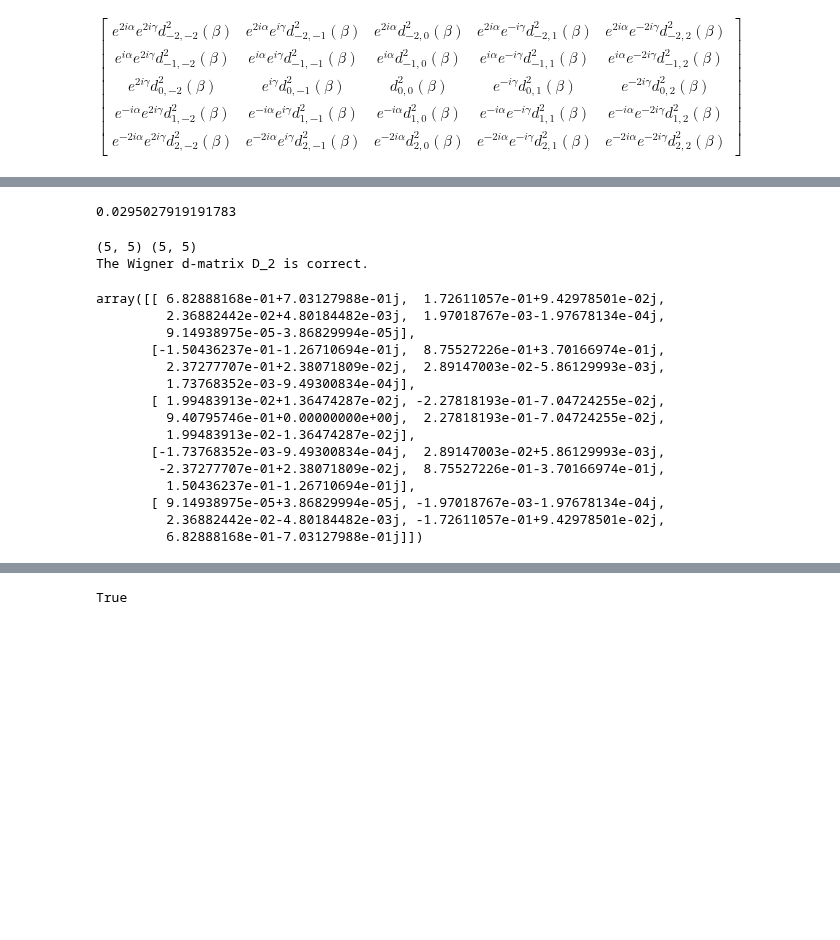
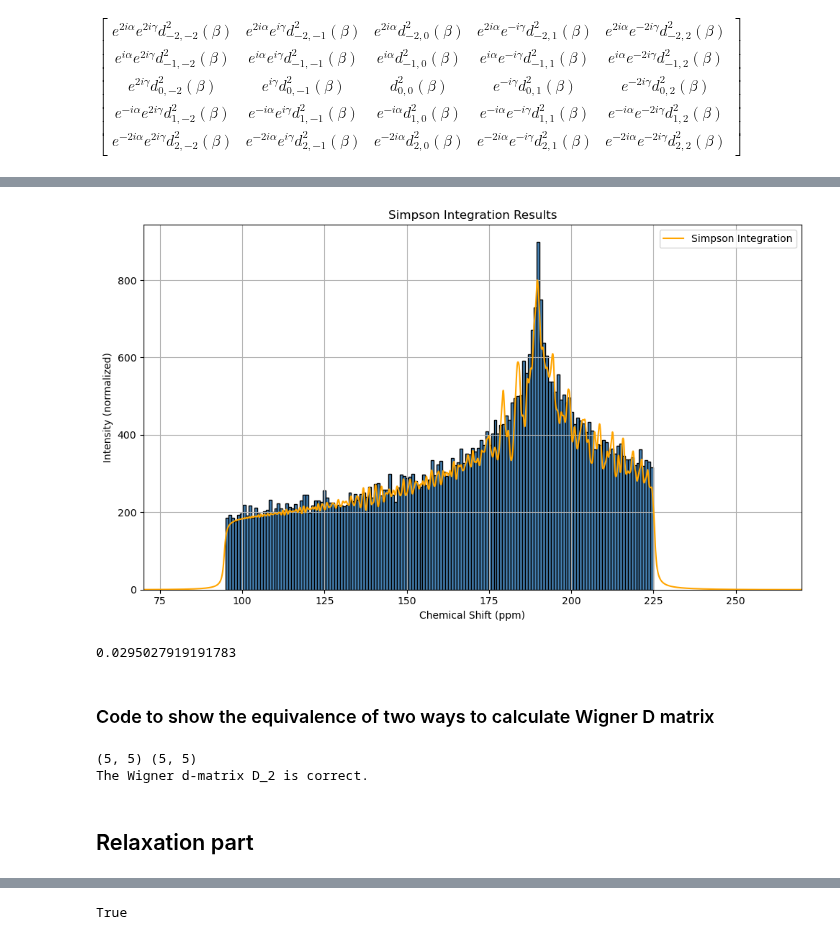
Before and after one commit to Xyunyao/KChannel_torsion_angle, a Jupyter notebook: analysis_notebooks/spherical_tensor_analysis.ipynb, the cells around one changed output, grey strips where cells are left out. Cells and saved outputs as stored; diff of their text form; code cells hidden in the pictures; blank space fills up the shorter version.

```diff
--- a/analysis_notebooks/spherical_tensor_analysis.ipynb
+++ b/analysis_notebooks/spherical_tensor_analysis.ipynb
@@ -164 +271,35 @@ $\displaystyle \left[\begin{matrix}e^{2 i \alpha} e^{2 i \gamma} d^{2}_{-2,-2}\l
+# %%
+# read simpson resulsts
+import pandas as pd
+
+df1=pd.read_csv('/Users/yunyao_1/Dropbox/KcsA/analysis/simpson/statics.spe', skiprows=5, skipfooter=1, index_col=False,sep=' ',header=None,names=['real','image'],engine='python')
+df1.real=df1.real-df1.real.min()  #baseline correction
+df1.real=df1.real/df1.real.max()  #normalization
+
+SW =20000
+ref_ppm = 170
+NP=8192
+nuclus_freq= 100
+span_ppm = SW/nuclus_freq
+start_x= ref_ppm-span_ppm/2
+end_x= ref_ppm + span_ppm/2
+
+x_axis =np.linspace(start_x, end_x, num= NP, endpoint=True)
+
+#plot simpson results
+
+plt.figure(figsize=(10, 6))
+plt.plot(x_axis, df1.real*800, label='Simpson Integration', color='orange')
+# plot Monte Carlo results as bar plot
+plt.hist([val for _, val in results], bins=150, color='steelblue', edgecolor='black')
+plt.title('Simpson Integration Results')
+plt.xlabel('Chemical Shift (ppm)')
+plt.ylabel('Intensity (normalized)')
+plt.xlim(start_x, end_x)
+plt.grid(True)
+plt.tight_layout()
+plt.legend()
+plt.show()
+# %% [output]
+[figure, added]
 # %%
@@ -171,6 +311,8 @@ d_num = d_val.doit().evalf()
 print(d_num)
 # %% [output]
 0.0295027919191783
+# %% [markdown]
+### Code to show the equivalence of two ways to calculate Wigner D matrix
 # %%
 # verify the correctness of the Wigner d-matrix D_2
 #calculate the numerical values for alpha, beta, gamma
@@ -265,24 +407,8 @@ else:
 # %% [output]
 (5, 5) (5, 5)
 The Wigner d-matrix D_2 is correct.
-# %%
-D_2
-# %% [output]
-array([[ 6.82888168e-01+7.03127988e-01j,  1.72611057e-01+9.42978501e-02j,
-         2.36882442e-02+4.80184482e-03j,  1.97018767e-03-1.97678134e-04j,
-         9.14938975e-05-3.86829994e-05j],
-       [-1.50436237e-01-1.26710694e-01j,  8.75527226e-01+3.70166974e-01j,
-         2.37277707e-01+2.38071809e-02j,  2.89147003e-02-5.86129993e-03j,
-         1.73768352e-03-9.49300834e-04j],
-       [ 1.99483913e-02+1.36474287e-02j, -2.27818193e-01-7.04724255e-02j,
-         9.40795746e-01+0.00000000e+00j,  2.27818193e-01-7.04724255e-02j,
-         1.99483913e-02-1.36474287e-02j],
-       [-1.73768352e-03-9.49300834e-04j,  2.89147003e-02+5.86129993e-03j,
-        -2.37277707e-01+2.38071809e-02j,  8.75527226e-01-3.70166974e-01j,
-         1.50436237e-01-1.26710694e-01j],
-       [ 9.14938975e-05+3.86829994e-05j, -1.97018767e-03-1.97678134e-04j,
-         2.36882442e-02-4.80184482e-03j, -1.72611057e-01+9.42978501e-02j,
-         6.82888168e-01-7.03127988e-01j]])
+# %% [markdown]
+## Relaxation part
 # %%
 # calculate the correlation coefficients
 # multiplication of T_transformed_simplified 2 and 4 is the correlation coefficient
```
Also changed, not shown: parts of 25 cells of this notebook, 1 other file.
